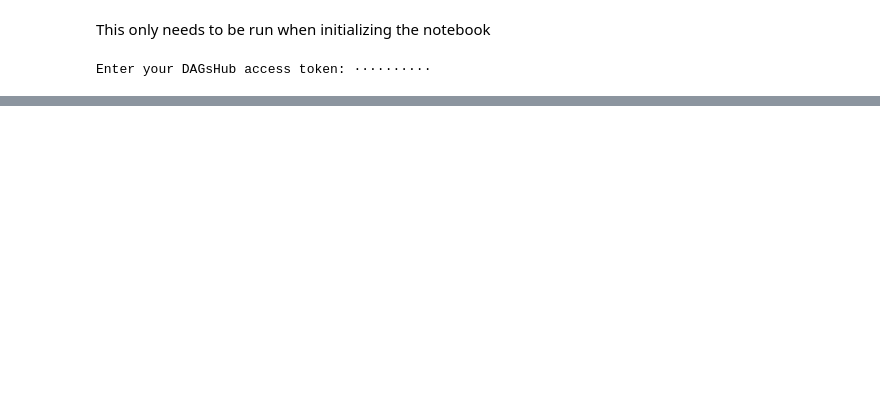
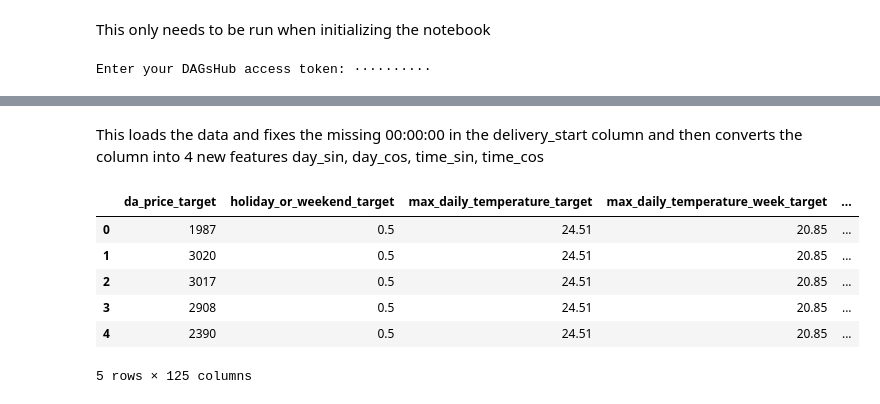
Before and after one commit to 2Duffman/Symbolic-Regression, a Jupyter notebook: symbolic_regression.ipynb, the cells around one changed output, grey strips where cells are left out. Cells and saved outputs as stored; diff of their text form; code cells hidden in the pictures; blank space fills up the shorter version.

Commit message:
implement cyclical datetime, PCA and SGD classifier

```diff
--- a/symbolic_regression.ipynb
+++ b/symbolic_regression.ipynb
@@ -73,0 +27,50 @@ FileNotFoundError: [Errno 2] No such file or directory: 'distance_8.csv'
+# %% [markdown]
+This loads the data and fixes the missing 00:00:00 in the delivery_start column and then converts the column into 4 new features day_sin, day_cos, time_sin, time_cos
+# %%
+
+# Read the data
+data = pd.read_csv("distance_8.csv")
+
+# Define the target column
+target = "saldo_final_target"
+
+# Function to check if time is present in the string
+def check_time(s):
+    first_colon = s.find(':')
+    if first_colon == -1:
+        return s + ' 00:00:00'
+    else:
+        return s
+
+# Apply the function to the 'delivery_start' column
+data['delivery_start'] = data['delivery_start'].apply(check_time)
+
+# Convert 'delivery_start' to datetime
+data['delivery_start'] = pd.to_datetime(data['delivery_start'], format='%Y-%m-%d %H:%M:%S')
+
+# Create 'year' column
+data['year'] = data['delivery_start'].dt.year
+
+# Create 'day' column with day of the year
+data['day'] = data['delivery_start'].dt.dayofyear
+
+# Create 'time' column with minutes since midnight
+data['time'] = data['delivery_start'].dt.hour * 60 + data['delivery_start'].dt.minute
+
+# Create cyclic representations of 'day' and 'time'
+data['day_sin'] = np.sin(2 * np.pi * data['day'] / 365)
+data['day_cos'] = np.cos(2 * np.pi * data['day'] / 365)
+data['time_sin'] = np.sin(2 * np.pi * data['time'] / 1440)
+data['time_cos'] = np.cos(2 * np.pi * data['time'] / 1440)
+
+# Drop 'day' and 'time' columns
+data = data.drop(['day', 'time', 'delivery_start', 'floor_day_target'], axis=1)
+data.head()
+# %% [output]
+|  | da_price_target | holiday_or_weekend_target | max_daily_temperature_target | max_daily_temperature_week_target | ... |
+| 0 | 1987 | 0.5 | 24.51 | 20.85 | ... |
+| 1 | 3020 | 0.5 | 24.51 | 20.85 | ... |
+| 2 | 3017 | 0.5 | 24.51 | 20.85 | ... |
+| 3 | 2908 | 0.5 | 24.51 | 20.85 | ... |
+| 4 | 2390 | 0.5 | 24.51 | 20.85 | ... |
+5 rows × 125 columns
```
Also changed, not shown: parts of 4 cells of this notebook.
